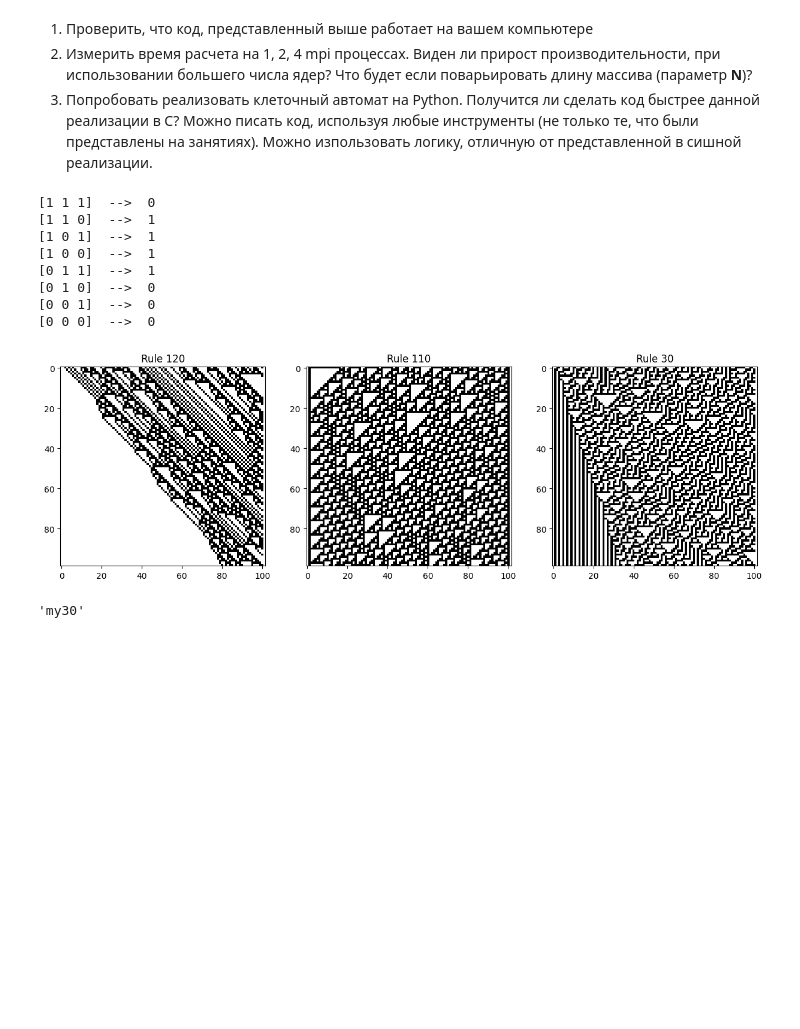
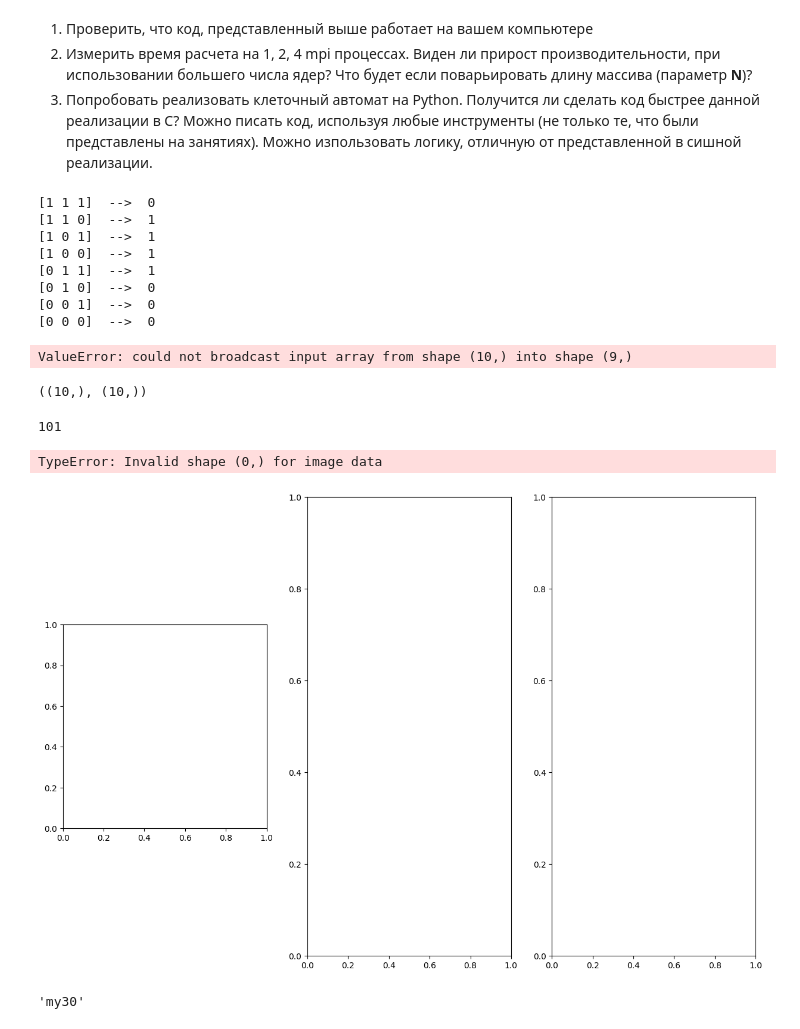
Before and after one commit to root-epifit/HPC_Sber_2025, a Jupyter notebook: Дз4_solution_IP.ipynb, the cells around one changed output. Saved outputs shown, nothing was run; the diff lists cells and outputs as text; code cells hidden in the pictures; blank space fills up the shorter version.

```diff
--- a/Дз4_solution_IP.ipynb
+++ b/Дз4_solution_IP.ipynb
@@ -207,7 +207,7 @@ plt.show()
 import numpy as np
 
 rule = 120
-N = 100                           # размер игрового поля
+N = 10                           # размер игрового поля
 start = np.random.randint(0,2,N) # начальное состояние
 output_file = "my"+str(rule)+".txt"
 
@@ -220,29 +220,39 @@ for i in range(0, patterns.shape[0]):
     print(patterns[i,:], " --> ", states[i])
 
 # игровое поле
-row  = np.zeros(N+2, dtype=int)       # row[0], row[-1] - клетки-призраки
+current_generation  = np.zeros(N+2, dtype=int)       # row[0], row[-1] - клетки-призраки
+left_cell = 1
+right_cell = len(current_generation)-2
+left_ghost_cell = 0
+right_ghost_cell  = len(current_generation)-1
 
 # заполняем поле начальным состоянием, клетки-признаки оставляем = 0
-row[1:-1] = start[:]
+current_generation[left_cell:right_cell] = start[:]
 
 with open(output_file, "w") as of:
-    # итерация
-    for i in range(1, N):
-        # Рассылаем клетки-призраки
-        row[0] = row[-1]
-        row[-1] = row[0]
 
-        new_row  = np.zeros(N+2, dtype=int)
+    # Идем по оси времени - от 0 до N включительно.
+    for i in range(0, N+1):
+
+        current_generation[left_ghost_cell] = current_generation[right_cell]
+        next_generation  = np.zeros(N + 2, dtype=int)
         #print("before -> ", row)
-        for cell in range(1,len(row[:-1])):
-            window = row[cell-1:cell+2]
+
+        for cell in range(left_cell, right_cell+1):
+
+            # Рассылаем клетки-призраки
+            if cell == left_cell:  current_generation[left_ghost_cell] = current_generation[right_cell]
+            if cell == right_cell: current_generation[right_ghost_cell] = current_generation[left_cell]
+
+            neigbours = current_generation[cell-1:cell+2]
+
             for p in range(patterns.shape[0]):
-                if np.array_equal(window, patterns[p,:]):
-                    new_row[cell] = states[p]    # новое состояние клетки в соотв.с найденным шаблоном
+                if np.array_equal(neigbours, patterns[p,:]):
+                    next_generation[cell] = states[p]    # новое состояние клетки в соотв.с найденным шаблоном
         #print("after ->  ", new_row)
-        row = new_row
-        s = "".join(([c for c in map(str, row.tolist())]))+"\n"
-        #print(s)
+        current_generation = next_generation
+        s = "".join(([c for c in map(str, current_generation[right_cell:left_cell].tolist())]))+"\n"
+        print(s)
         of.write(s)
 # %% [output]
 [1 1 1]  -->  0
@@ -253,28 +263,38 @@ with open(output_file, "w") as of:
 [0 1 0]  -->  0
 [0 0 1]  -->  0
 [0 0 0]  -->  0
+ValueError: could not broadcast input array from shape (10,) into shape (9,)
+# %%
+start.shape, current_generation[1:11].shape
+# %% [output]
+((10,), (10,))
+# %%
+len(current_generation)-1
+# %% [output]
+101
 # %%
 import numpy as np
 import pandas as pd
 import matplotlib.pyplot as plt
 
 fig, ax = plt.subplots(1, 3, figsize = (15, 10))
 
 data = open_data("my120.txt")
 ax[0].imshow(data, cmap='bone_r')
 ax[0].set_title("Rule 120")
 
-data = open_data("my110.txt")
-ax[1].imshow(data, cmap='bone_r')
-ax[1].set_title("Rule 110")
+#data = open_data("my110.txt")
+#ax[1].imshow(data, cmap='bone_r')
+#ax[1].set_title("Rule 110")
 
-data = open_data("my30.txt")
-ax[2].set_title("Rule 30")
-ax[2].imshow(data, cmap='bone_r')
+#data = open_data("my30.txt")
+#ax[2].set_title("Rule 30")
+#ax[2].imshow(data, cmap='bone_r')
 
 plt.show()
 # %% [output]
+TypeError: Invalid shape (0,) for image data
-[figure, old version]
+[figure, new version]
 # %%
 "my"+str(N)
 # %% [output]
```
